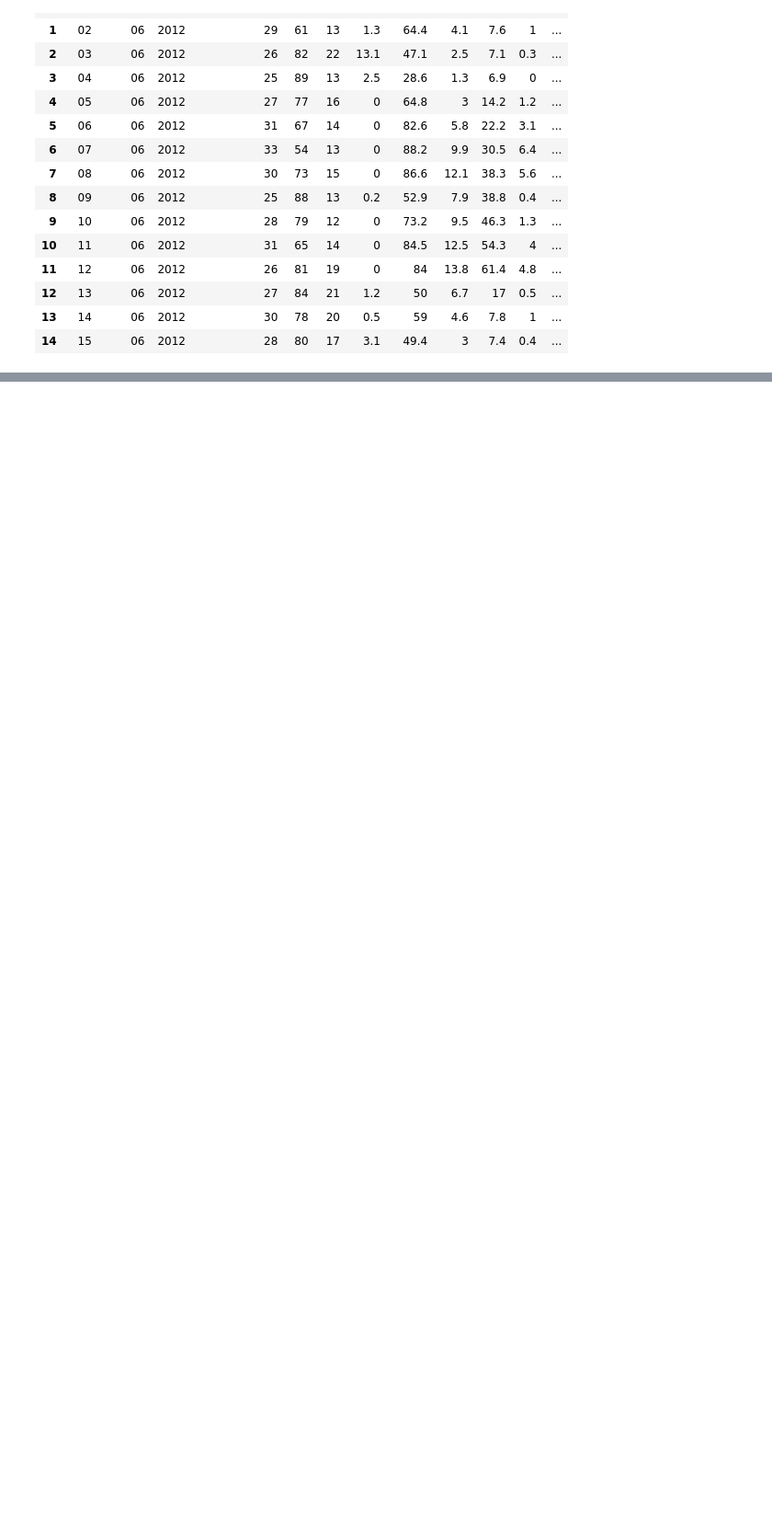
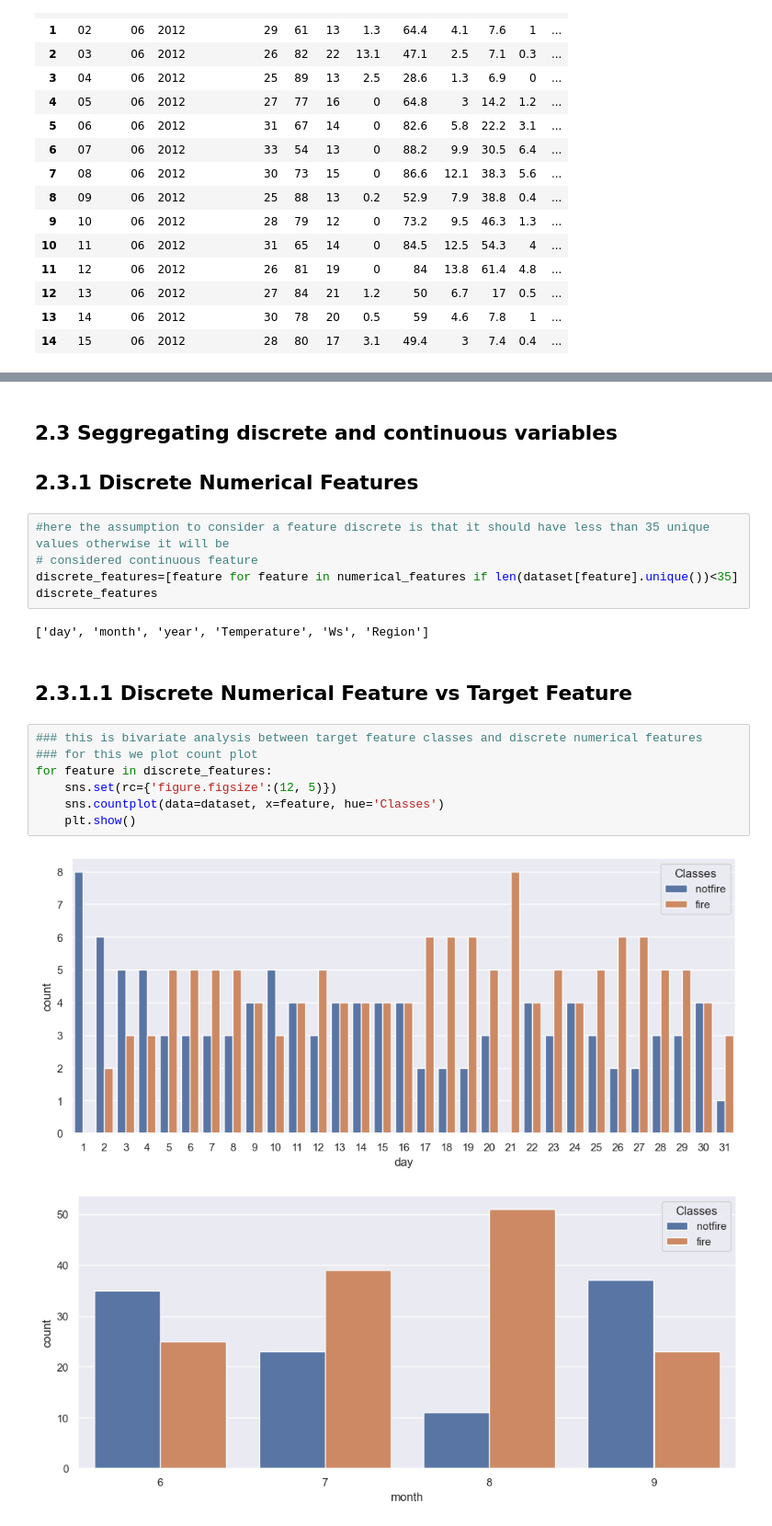
Before and after one commit to AbhisheDATA/Statistics_Practical, a Jupyter notebook: EDA-/EDA(Algerian forest fire).ipynb, the cells around one changed output, grey strips where cells are left out. Shown at 92% size. Saved outputs shown, nothing was run; the diff lists cells and outputs as text; blank space fills up the shorter version.

```diff
--- a/EDA-/EDA(Algerian forest fire).ipynb
+++ b/EDA-/EDA(Algerian forest fire).ipynb
@@ -77,0 +306,22 @@ rows_with_null
+# %% [markdown]
+## 2.3 Seggregating discrete and continuous variables
+## 2.3.1 Discrete Numerical Features
+# %%
+#here the assumption to consider a feature discrete is that it should have less than 35 unique values otherwise it will be
+# considered continuous feature
+discrete_features=[feature for feature in numerical_features if len(dataset[feature].unique())<35]
+discrete_features
+# %% [output]
+['day', 'month', 'year', 'Temperature', 'Ws', 'Region']
+# %% [markdown]
+## 2.3.1.1 Discrete Numerical Feature vs Target Feature
+# %%
+### this is bivariate analysis between target feature classes and discrete numerical features
+### for this we plot count plot
+for feature in discrete_features:
+    sns.set(rc={'figure.figsize':(12, 5)})
+    sns.countplot(data=dataset, x=feature, hue='Classes')
+    plt.show()
+# %% [output]
+[figure, added]
+[figure, added]
```
Also changed, not shown: parts of 56 cells of this notebook.
